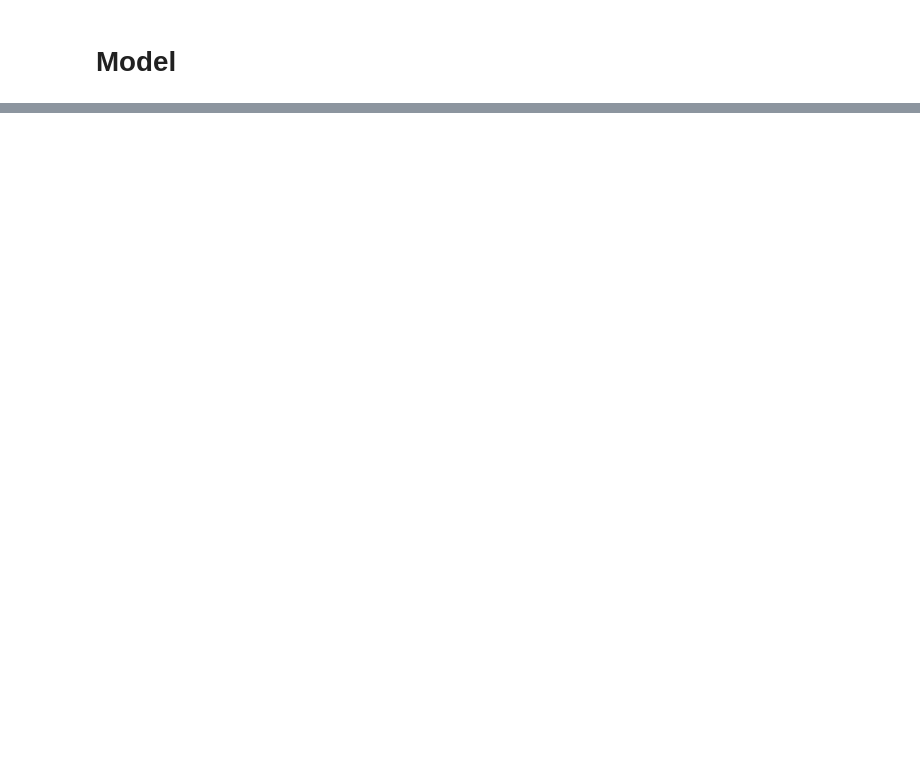
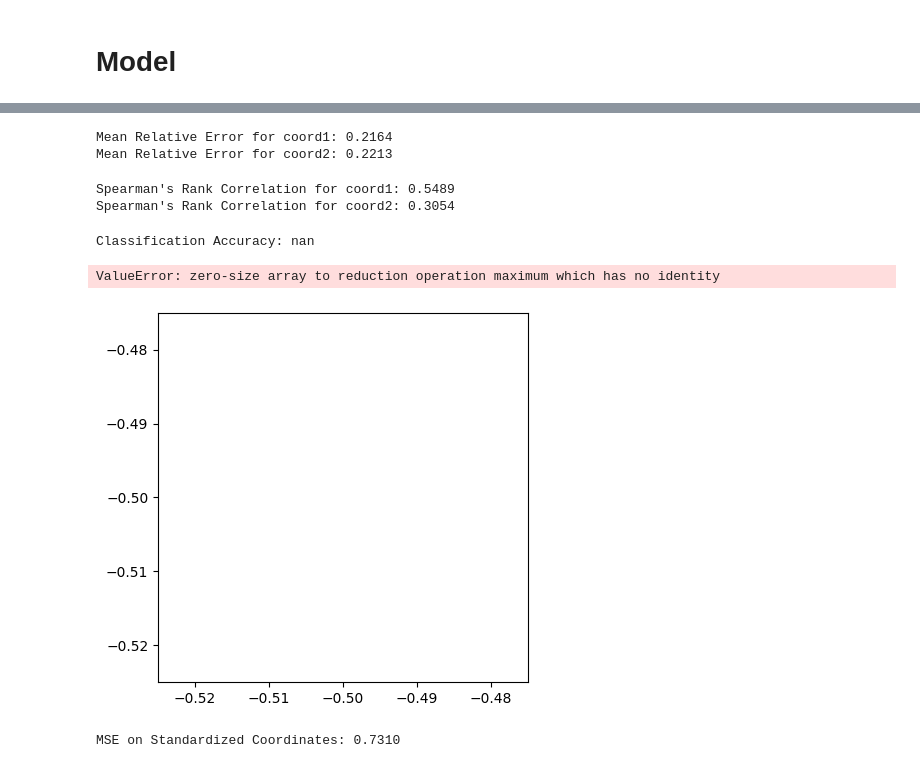
Before and after one commit to AX-0/wifi_localization, a Jupyter notebook: model.ipynb, the cells around one changed output, grey strips where cells are left out. Drawn from its saved outputs; the diff is of its cells as text; code cells hidden in the pictures; blank space fills up the shorter version.

```diff
--- a/model.ipynb
+++ b/model.ipynb
@@ -249,0 +279,3 @@ plt.show()
+# %%
+# After training your model
+y_pred = model.predict(X_test)
@@ -249,0 +284,76 @@ plt.show()
+# %%
+# Convert y_test to NumPy array with float64 data type
+y_test_np = y_test.to_numpy(dtype=np.float64)
+
+# Ensure y_pred is a NumPy array with float64 data type
+y_pred_np = np.array(y_pred, dtype=np.float64)
+# %%
+# Assuming y_test and y_pred are NumPy arrays
+absolute_errors = np.abs(y_test_np - y_pred_np)
+coordinate_ranges = np.ptp(y_test_np, axis=0)  # Peak to peak (max - min) along each coordinate
+
+# Avoid division by zero
+coordinate_ranges[coordinate_ranges == 0] = 1
+
+relative_errors = absolute_errors / coordinate_ranges
+mean_relative_error = np.mean(relative_errors, axis=0)
+
+print(f"Mean Relative Error for coord1: {mean_relative_error[0]:.4f}")
+print(f"Mean Relative Error for coord2: {mean_relative_error[1]:.4f}")
+# %% [output]
+Mean Relative Error for coord1: 0.2164
+Mean Relative Error for coord2: 0.2213
+# %%
+from scipy.stats import spearmanr
+
+rho_coord1, _ = spearmanr(y_test_np[:, 0], y_pred_np[:, 0])
+rho_coord2, _ = spearmanr(y_test_np[:, 1], y_pred_np[:, 1])
+
+print(f"Spearman's Rank Correlation for coord1: {rho_coord1:.4f}")
+print(f"Spearman's Rank Correlation for coord2: {rho_coord2:.4f}")
+# %% [output]
+Spearman's Rank Correlation for coord1: 0.5489
+Spearman's Rank Correlation for coord2: 0.3054
+# %%
+# Create a mapping from coordinate pairs to class labels
+unique_coords = np.unique(y_test_np, axis=0)
+coord_to_label = {tuple(coord): idx for idx, coord in enumerate(unique_coords)}
+
+# Convert coordinates to labels
+y_test_labels = np.array([coord_to_label[tuple(coord)] for coord in y_test_np])
+y_pred_labels = np.array([coord_to_label.get(tuple(coord), -1) for coord in y_pred_np])  # Use -1 for unknowns
+# %%
+from sklearn.metrics import accuracy_score, confusion_matrix
+
+# Filter out predictions that don't map to a valid label
+valid_indices = y_pred_labels != -1
+accuracy = accuracy_score(y_test_labels[valid_indices], y_pred_labels[valid_indices])
+print(f"Classification Accuracy: {accuracy:.4f}")
+# %% [output]
+Classification Accuracy: nan
+# %%
+import matplotlib.pyplot as plt
+from sklearn.metrics import ConfusionMatrixDisplay
+
+cm = confusion_matrix(y_test_labels[valid_indices], y_pred_labels[valid_indices])
+disp = ConfusionMatrixDisplay(confusion_matrix=cm)
+disp.plot(cmap='Blues')
+plt.title('Confusion Matrix of Predicted vs Actual Classes')
+plt.show()
+# %% [output]
+ValueError: zero-size array to reduction operation maximum which has no identity
+[figure, added]
+# %%
+from sklearn.preprocessing import StandardScaler
+
+scaler = StandardScaler()
+y_test_scaled = scaler.fit_transform(y_test_np)
+y_pred_scaled = scaler.transform(y_pred_np)
+
+# Compute Mean Squared Error on standardized data
+from sklearn.metrics import mean_squared_error
+
+mse_scaled = mean_squared_error(y_test_scaled, y_pred_scaled)
+print(f"MSE on Standardized Coordinates: {mse_scaled:.4f}")
+# %% [output]
+MSE on Standardized Coordinates: 0.7310
```
Also changed, not shown: parts of 29 cells of this notebook.
